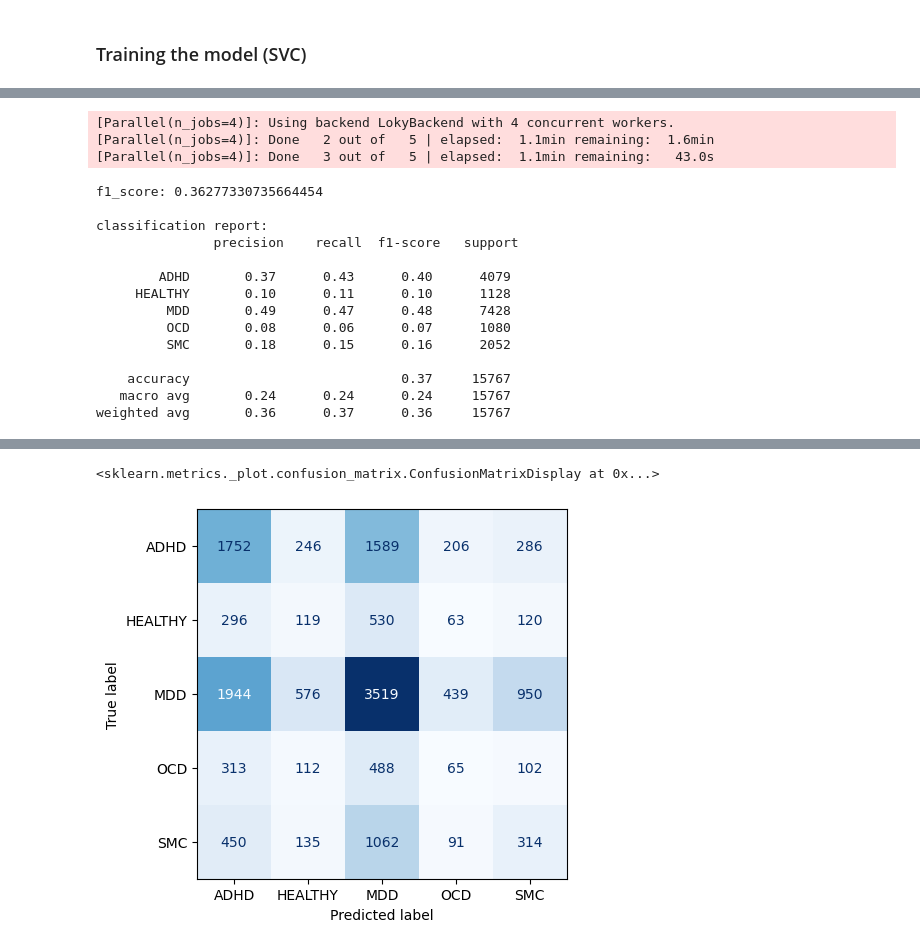
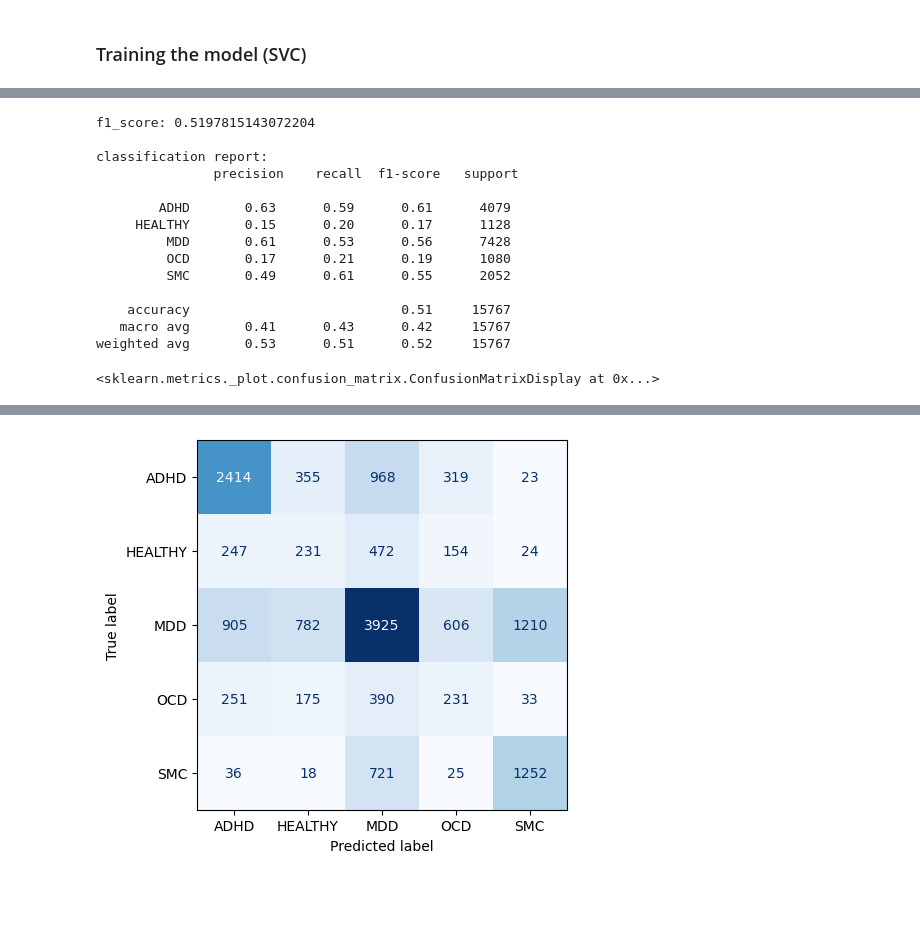
Before and after one commit to TSmolders/Internship_EEG, a Jupyter notebook: 4_multiclass_classification.ipynb, the cells around one changed output, grey strips where cells are left out. Drawn from its saved outputs; the diff is of its cells as text; code cells hidden in the pictures; blank space fills up the shorter version.

```diff
--- a/4_multiclass_classification.ipynb
+++ b/4_multiclass_classification.ipynb
@@ -285,6 +285,7 @@ df_features.to_pickle('D:\Documents\RU\Master_Neurobiology\Internship_jaar_2\Pro
 # %%
 df_features = pd.read_pickle('D:\Documents\RU\Master_Neurobiology\Internship_jaar_2\Project\TD-BRAIN\TD-BRAIN_extracted_features/df_std_features.pkl')
 df_features['EO/EC'] = (df_features['EO/EC'] == 'EO').astype('int')
+df_features['age'] = df_features['age'].round().astype('Int32') # round age to nearest year and convert to int
 df_features.sample(7)
 # %% [output]
 |  | ID | age | gender | diagnosis | EO/EC | epoch | frontal_delta | central_delta | parietal_delta | ... |
@@ -350,13 +351,13 @@ groups = df_features['ID'].tolist()
 print(f'# of instances: {len(groups)}')
 
 # define numeric & categorical columns
-numeric_cols = []
+numeric_cols = ['age']
 for band in bands:
     for group in channel_groups:
         numeric_cols.append(f'{group}_{band}')
-cat_cols = ['gender', 'EO/EC']
+cat_cols = ['gender', 'EO/EC'] # moet ik EO/EC als feature gebruiken?
 
-X = df_features.drop(columns = ['ID', 'diagnosis', 'epoch']) #########
+X = df_features[numeric_cols + cat_cols]
 Y = df_features['diagnosis']
 
 # preprocessing steps for numerical and categorical features
@@ -391,8 +392,8 @@ pipeline = Pipeline(steps)
 f1_scorer = make_scorer(fbeta_score, beta=1, average='weighted')
 
 # define inner & outer CV objects
-cv_inner = StratifiedGroupKFold(n_splits = 3, shuffle=False) # shuffle=False, so splits will be the same across calls
-cv_outer = StratifiedGroupKFold(n_splits = 5, shuffle=False) # shuffle=False, so splits will be the same across calls
+cv_inner = StratifiedGroupKFold(n_splits = 3, shuffle=False) # shuffle=False, so splits will be the same across calls (?)
+cv_outer = StratifiedGroupKFold(n_splits = 5, shuffle=False) # shuffle=False, so splits will be the same across calls (?)
 
 # define gridsearch
 gridsearch = GridSearchCV(pipeline,
@@ -410,7 +411,7 @@ print(f'Best parameters: {gridsearch_fit.best_params_}')
 print(f'Best f1-score: {gridsearch_fit.best_score_}')
 
 # nested CV with parameter optimization to compute testing score (f1-score)
-svm_test_score = cross_val_score(gridsearch, # use unfitted gridsearch object
+svm_test_score = cross_val_score(gridsearch, # use unfitted gridsearch object, (idk if this matters)
                                  X = X, y = Y,
                                  cv = cv_outer, # use outer cv for model evaluation
                                  groups = groups,
@@ -435,10 +441,10 @@ ValueError: Number of classes, 0, does not match size of target_names, 5. Try sp
 # %%
 # final pipeline
-steps = [('col_trans', col_trans), ('rbf_svm', svm.SVC(kernel = 'rbf', C = 100, gamma = 0.1, class_weight = 'balanced'))]
+steps = [('col_trans', col_trans), ('rbf_svm', svm.SVC(kernel = 'rbf', C = 10, gamma = 0.1, class_weight = 'balanced'))]
 pipeline = Pipeline(steps)
 
 # obtain predictions
-Y_pred = cross_val_predict(pipeline, X, Y,  cv = cv_outer, groups = groups, verbose=2, n_jobs=4)
+Y_pred = cross_val_predict(pipeline, X, Y,  cv = cv_outer, groups = groups, n_jobs=4)
 class_labels = sorted(top_5)
 print('f1_score:', f1_score(Y, Y_pred, average = 'weighted'))
 print()
@@ -449,20 +455,18 @@ from sklearn.metrics import confusion_matrix, ConfusionMatrixDisplay
 conf_matrix = confusion_matrix(Y, Y_pred)
 ConfusionMatrixDisplay(conf_matrix, display_labels = class_labels).plot(cmap = 'Blues', values_format = 'd', colorbar=False)
 # %% [output]
-[Parallel(n_jobs=4)]: Using backend LokyBackend with 4 concurrent workers.
-[Parallel(n_jobs=4)]: Done   2 out of   5 | elapsed:  1.1min remaining:  1.6min
-[Parallel(n_jobs=4)]: Done   3 out of   5 | elapsed:  1.1min remaining:   43.0s
+f1_score: 0.5197815143072204
+
+classification report:
+               precision    recall  f1-score   support
+
+        ADHD       0.63      0.59      0.61      4079
+     HEALTHY       0.15      0.20      0.17      1128
+         MDD       0.61      0.53      0.56      7428
+         OCD       0.17      0.21      0.19      1080
+         SMC       0.49      0.61      0.55      2052
+
+    accuracy                           0.51     15767
+   macro avg       0.41      0.43      0.42     15767
+weighted avg       0.53      0.51      0.52     15767
-f1_score: 0.36277330735664454
-
-classification report:
-               precision    recall  f1-score   support
-
-        ADHD       0.37      0.43      0.40      4079
-     HEALTHY       0.10      0.11      0.10      1128
-         MDD       0.49      0.47      0.48      7428
-         OCD       0.08      0.06      0.07      1080
-         SMC       0.18      0.15      0.16      2052
-
-    accuracy                           0.37     15767
-   macro avg       0.24      0.24      0.24     15767
-weighted avg       0.36      0.37      0.36     15767
+<sklearn.metrics._plot.confusion_matrix.ConfusionMatrixDisplay at 0x...>
@@ -470,2 +473 @@ weighted avg       0.36      0.37      0.36     15767
-<sklearn.metrics._plot.confusion_matrix.ConfusionMatrixDisplay at 0x...>
-[figure, old version]
+[figure, new version]
```
Also changed, not shown: parts of 7 cells of this notebook.
